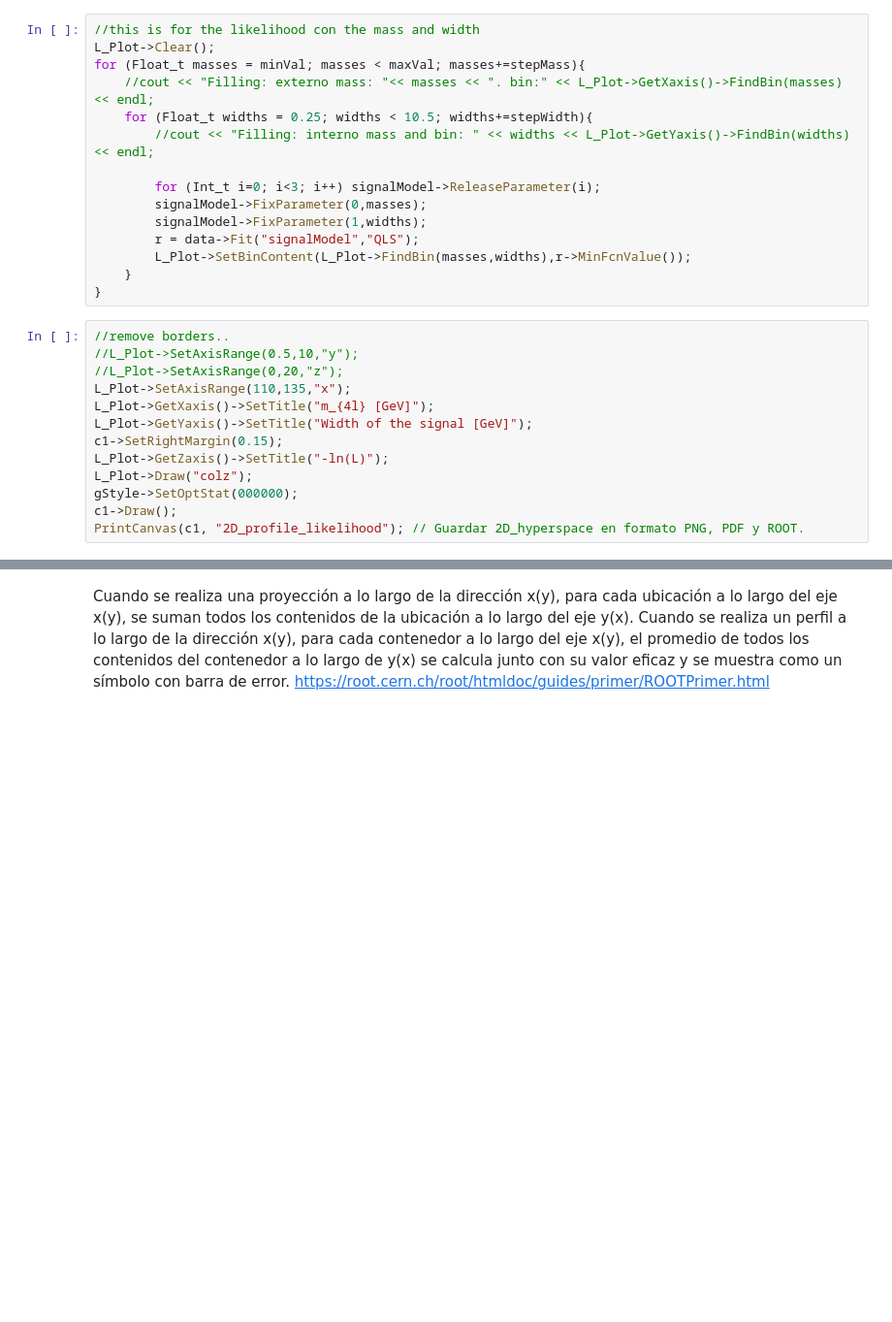
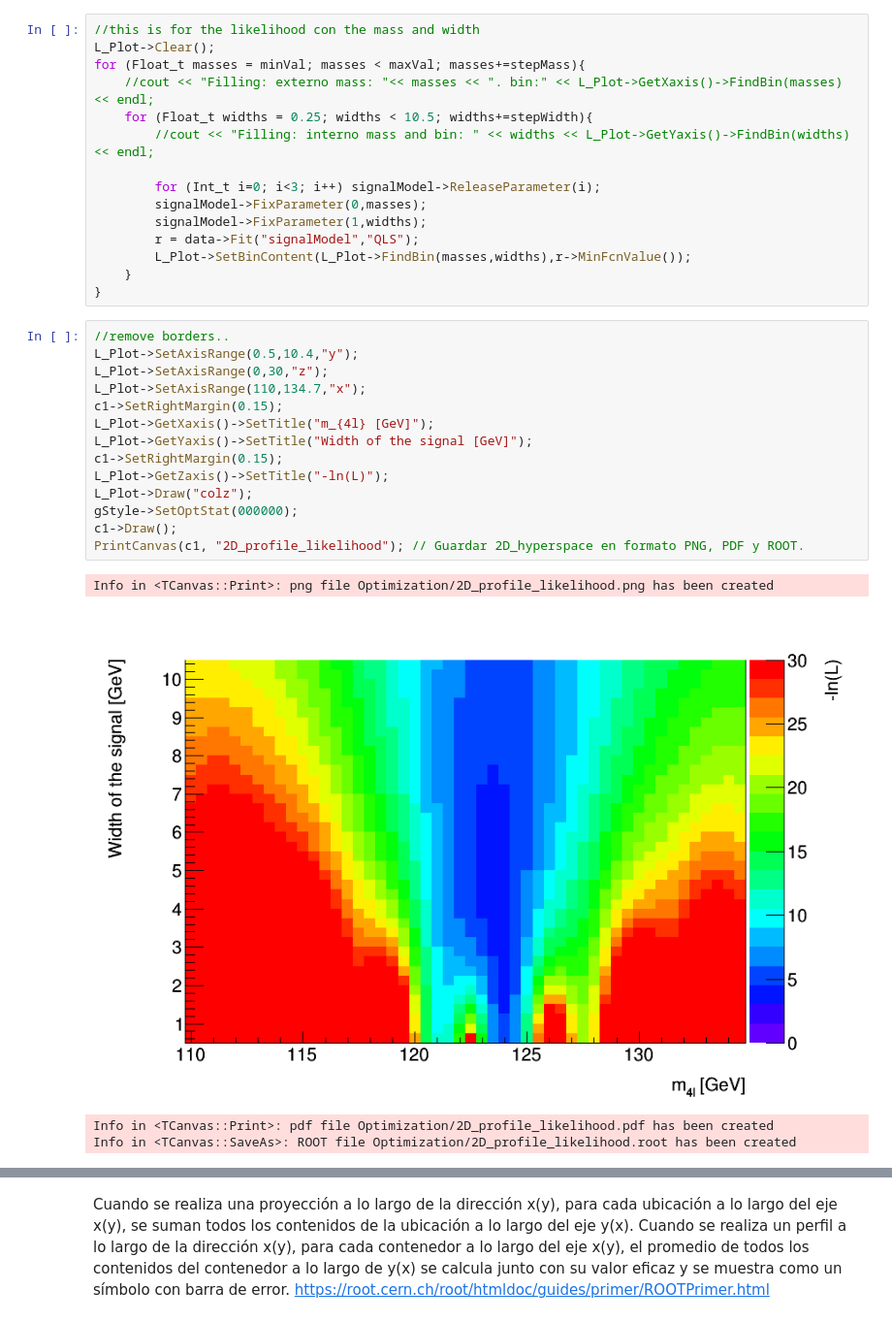
Before and after one commit to AltuOs/HZZ4l, a Jupyter notebook: New_goodness_of_fit.ipynb, the cells around one changed output, grey strips where cells are left out. Shown at 97% size. Cells and saved outputs as stored; diff of their text form; blank space fills up the shorter version.

```diff
--- a/New_goodness_of_fit.ipynb
+++ b/New_goodness_of_fit.ipynb
@@ -195,15 +214,21 @@ for (Float_t masses = minVal; masses < maxVal; masses+=stepMass){
 }
 # %%
 //remove borders..
-//L_Plot->SetAxisRange(0.5,10,"y");
-//L_Plot->SetAxisRange(0,20,"z");
-L_Plot->SetAxisRange(110,135,"x");
+L_Plot->SetAxisRange(0.5,10.4,"y");
+L_Plot->SetAxisRange(0,30,"z");
+L_Plot->SetAxisRange(110,134.7,"x");
+c1->SetRightMargin(0.15);
 L_Plot->GetXaxis()->SetTitle("m_{4l} [GeV]");
 L_Plot->GetYaxis()->SetTitle("Width of the signal [GeV]");
 c1->SetRightMargin(0.15);
 L_Plot->GetZaxis()->SetTitle("-ln(L)");
 L_Plot->Draw("colz");
 gStyle->SetOptStat(000000);
 c1->Draw();
 PrintCanvas(c1, "2D_profile_likelihood"); // Guardar 2D_hyperspace en formato PNG, PDF y ROOT.
+# %% [output]
+Info in <TCanvas::Print>: png file Optimization/2D_profile_likelihood.png has been created
+[figure, added]
+Info in <TCanvas::Print>: pdf file Optimization/2D_profile_likelihood.pdf has been created
+Info in <TCanvas::SaveAs>: ROOT file Optimization/2D_profile_likelihood.root has been created
 # %%
```
Also changed, not shown: parts of 12 cells of this notebook.
